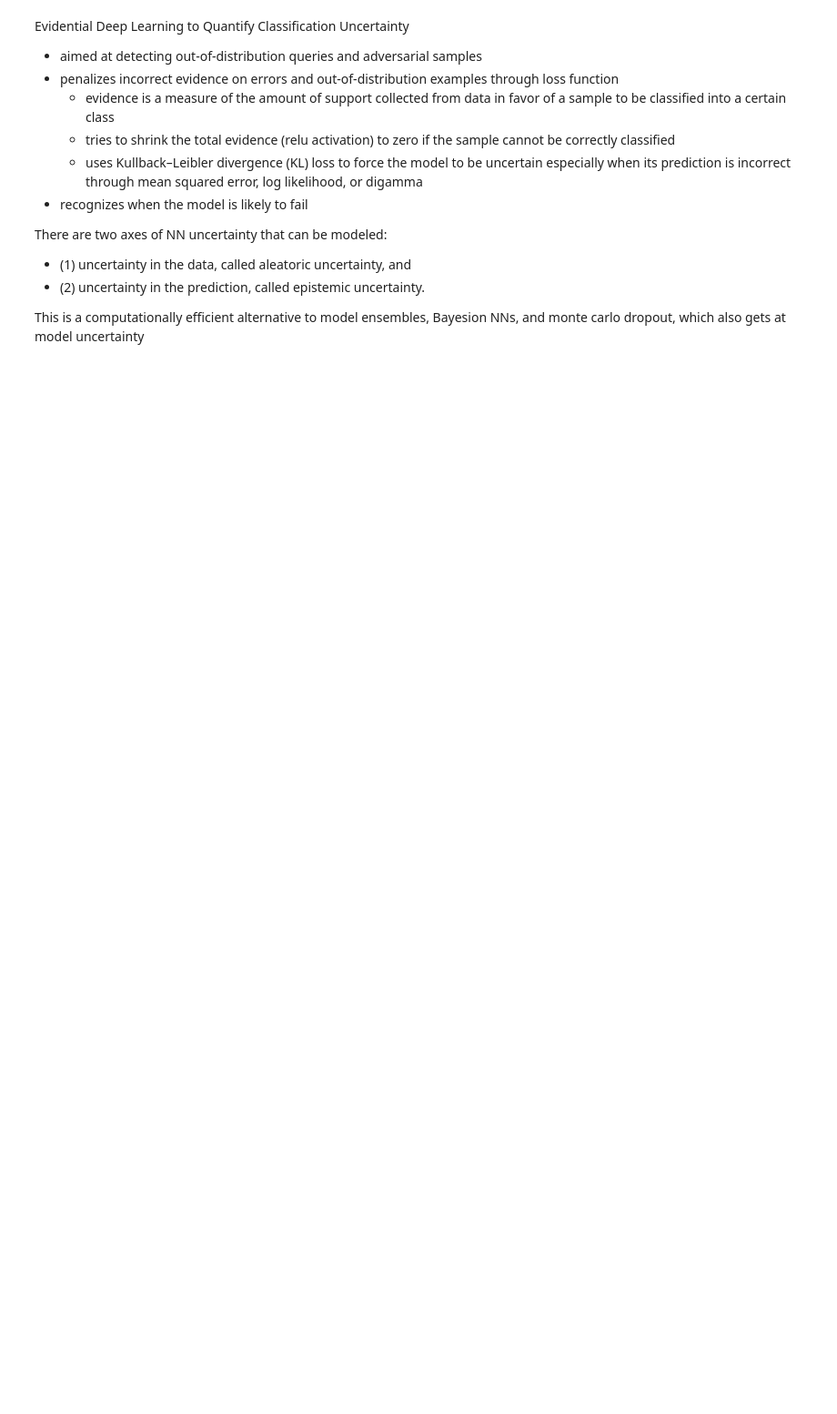
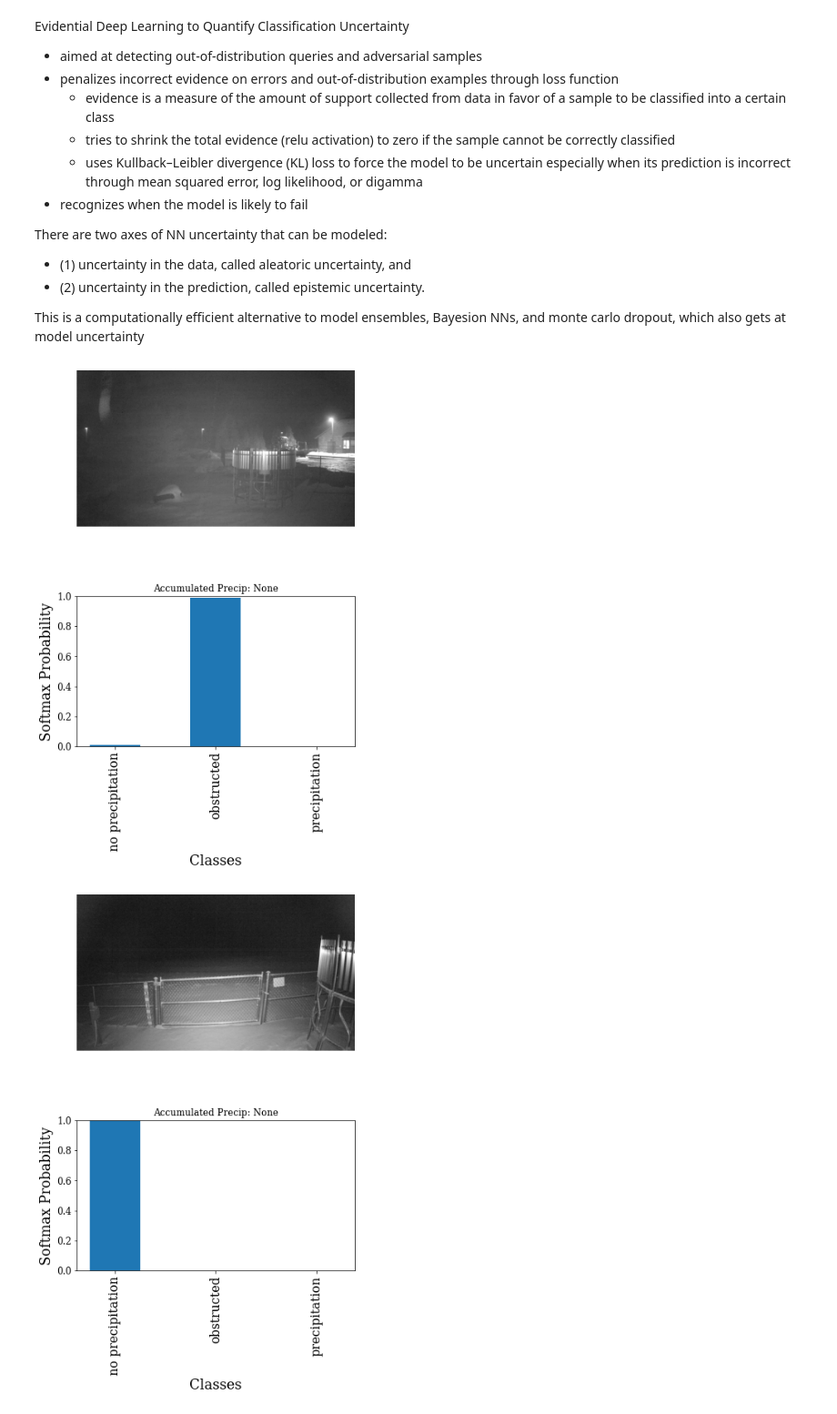
Before and after one commit to vprzybylo/ai2es, a Jupyter notebook: notebooks/evidential_uncertainty.ipynb, the cells around one changed output. Shown at 91% size. Saved outputs shown, nothing was run; the diff lists cells and outputs as text; code cells hidden in the pictures; blank space fills up the shorter version.

Commit message:
add evidential notebook and utils

```diff
--- a/notebooks/evidential_uncertainty.ipynb
+++ b/notebooks/evidential_uncertainty.ipynb
@@ -101,15 +29,17 @@ def uncertainty_acc_hist(grouped_df: pd.DataFrame) -> None:
 # %%
 """test uncertainty calculation on some hand chosen examples in and out of distribution norms"""
 # sourcery skip: avoid-global-variables
-
-model = torch.load('{/home/vanessa/hulk/ai2es}/saved_models/v0.0.0/e[20]_bs[64]_k0_1model(s)_evidential.pt')
+import torch
+model = torch.load(
+    '/home/vanessa/hulk/ai2es/saved_models/v0.0.0/e[30]_bs[64]_k0_1model(s).pt')
 img_paths = [f'{config.BASE_DIR}/codebook_dataset/combined_extra/obstructed/20170103T223007_NHUD.jpg',
-                f'{config.BASE_DIR}/codebook_dataset/combined_extra/no_precip/20170101T080002_ANDE.jpg',
-                f'{config.BASE_DIR}/codebook_dataset/combined_extra/no_precip/20170101T112501_ANDE.jpg',
-                f'{config.BASE_DIR}/codebook_dataset/combined_extra/precip/20170101T030002_ANDE.jpg',
-                f'{config.BASE_DIR}/codebook_dataset/combined_extra/precip/20220225T112038_WEST.jpg',
-                f'{config.BASE_DIR}/codebook_dataset/combined_extra/precip/20220312T010027_BUFF.jpg',
-                f'{config.BASE_DIR}/notebooks/Oklahoma-Mesonet.png',
-                f'{config.BASE_DIR}/notebooks/thunderstorm-and-lightning.png'
-                ]
-uncertainty_examples(model, img_paths)
+             f'{config.BASE_DIR}/codebook_dataset/combined_extra/no_precip/20170101T080002_ANDE.jpg',
+             f'{config.BASE_DIR}/codebook_dataset/combined_extra/no_precip/20170101T112501_ANDE.jpg',
+             f'{config.BASE_DIR}/codebook_dataset/combined_extra/precip/20170101T030002_ANDE.jpg',
+             f'{config.BASE_DIR}/notebooks/Oklahoma-Mesonet.png',
+             f'{config.BASE_DIR}/notebooks/thunderstorm-and-lightning.png'
+             ]
+evidential.uncertainty_examples(model, img_paths)
+# %% [output]
+[figure, added]
+[figure, added]
```
Also changed, not shown: parts of 10 cells of this notebook, 2 other files.
